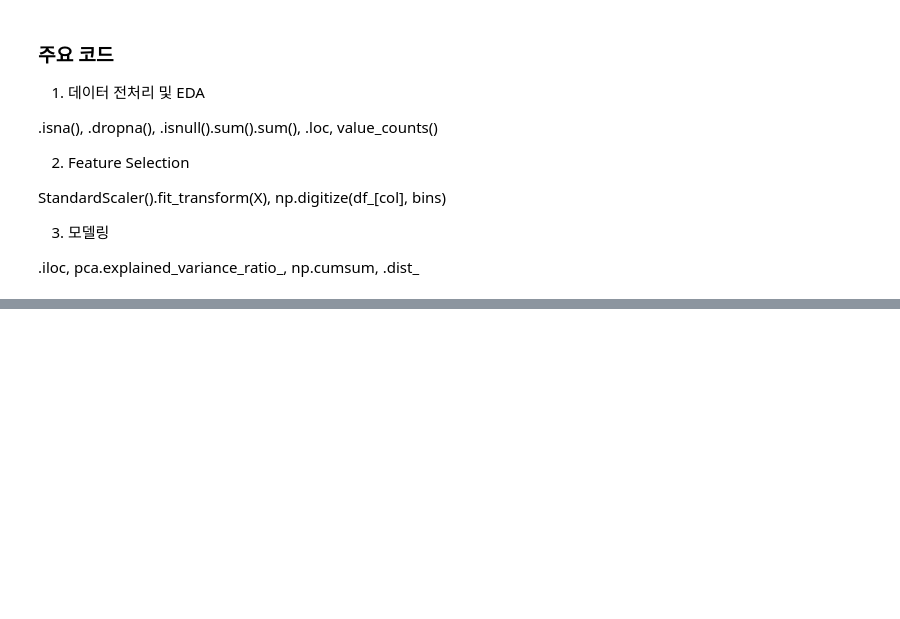
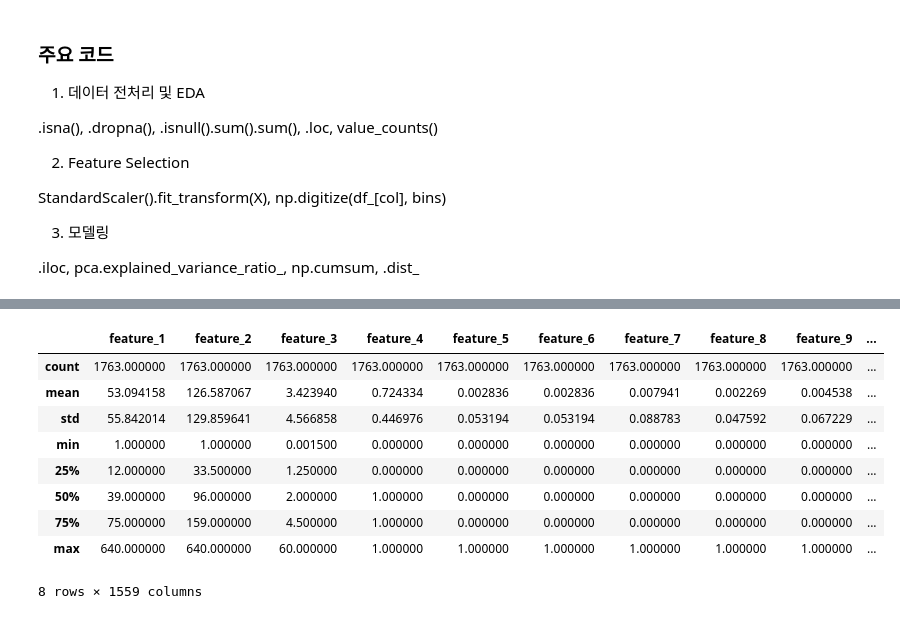
Before and after one commit to sonsungjong/ML_python, a Jupyter notebook: anomaly_detection/303_반도체 공정 이상 탐지.ipynb, the cells around one changed output, grey strips where cells are left out. Saved outputs shown, nothing was run; the diff lists cells and outputs as text; code cells hidden in the pictures; blank space fills up the shorter version.

```diff
--- a/anomaly_detection/303_반도체 공정 이상 탐지.ipynb
+++ b/anomaly_detection/303_반도체 공정 이상 탐지.ipynb
@@ -85,0 +135,14 @@ StandardScaler().fit_transform(X), np.digitize(df_[col], bins)
+# %%
+# Outlier 확인 (이상측정값)
+df.describe()
+# %% [output]
+|  | feature_1 | feature_2 | feature_3 | feature_4 | feature_5 | feature_6 | feature_7 | feature_8 | feature_9 | ... |
+| count | 1763.000000 | 1763.000000 | 1763.000000 | 1763.000000 | 1763.000000 | 1763.000000 | 1763.000000 | 1763.000000 | 1763.000000 | ... |
+| mean | 53.094158 | 126.587067 | 3.423940 | 0.724334 | 0.002836 | 0.002836 | 0.007941 | 0.002269 | 0.004538 | ... |
+| std | 55.842014 | 129.859641 | 4.566858 | 0.446976 | 0.053194 | 0.053194 | 0.088783 | 0.047592 | 0.067229 | ... |
+| min | 1.000000 | 1.000000 | 0.001500 | 0.000000 | 0.000000 | 0.000000 | 0.000000 | 0.000000 | 0.000000 | ... |
+| 25% | 12.000000 | 33.500000 | 1.250000 | 0.000000 | 0.000000 | 0.000000 | 0.000000 | 0.000000 | 0.000000 | ... |
+| 50% | 39.000000 | 96.000000 | 2.000000 | 1.000000 | 0.000000 | 0.000000 | 0.000000 | 0.000000 | 0.000000 | ... |
+| 75% | 75.000000 | 159.000000 | 4.500000 | 1.000000 | 0.000000 | 0.000000 | 0.000000 | 0.000000 | 0.000000 | ... |
+| max | 640.000000 | 640.000000 | 60.000000 | 1.000000 | 1.000000 | 1.000000 | 1.000000 | 1.000000 | 1.000000 | ... |
+8 rows × 1559 columns
```
Also changed, not shown: parts of 56 cells of this notebook.
